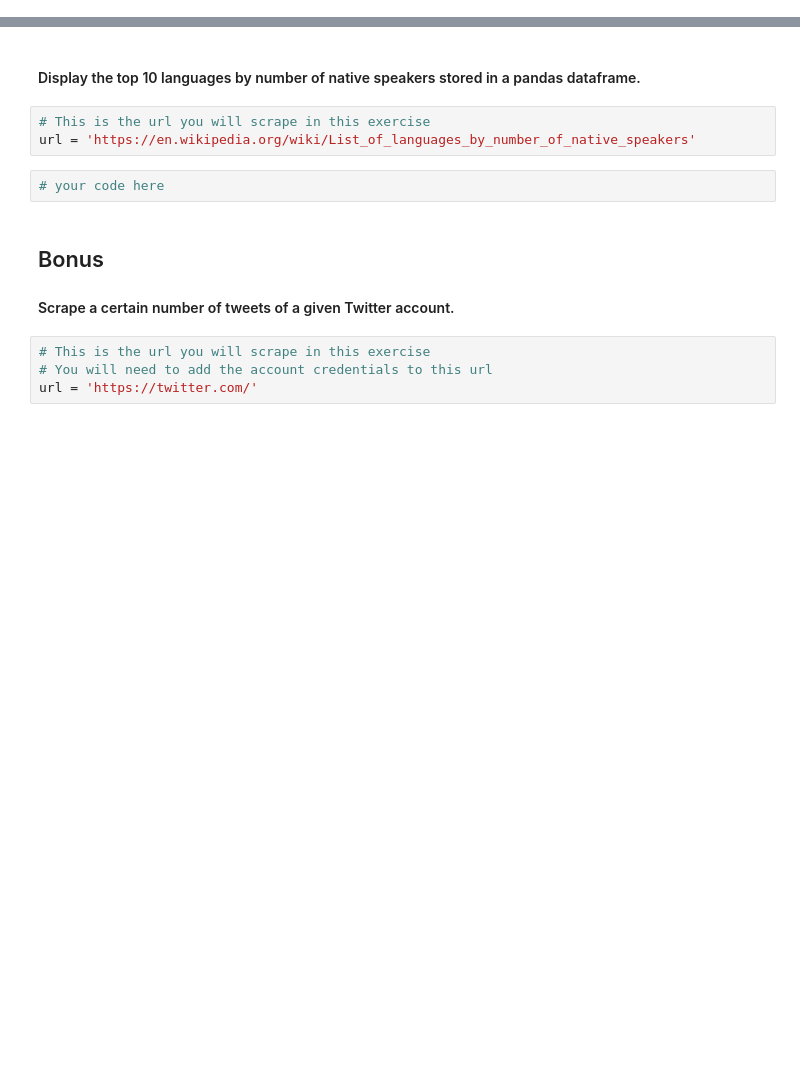
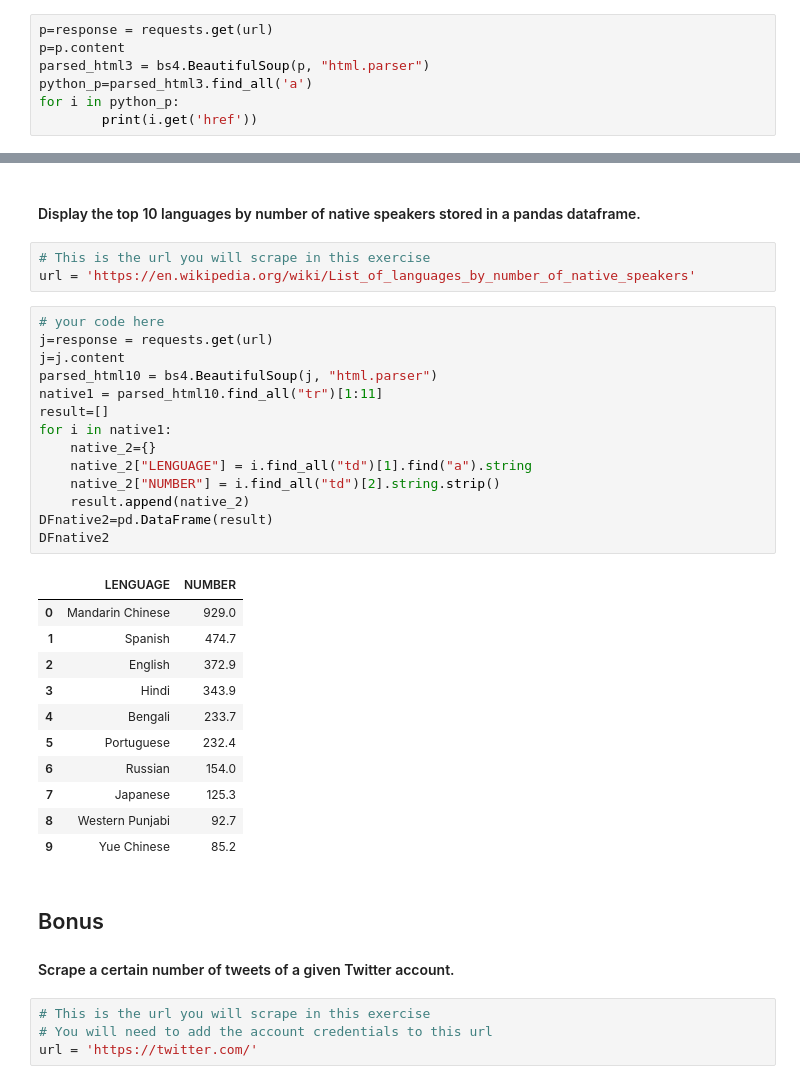
Before and after one commit to Fvperez1/dataptmad0522_labs, a Jupyter notebook: extra-work/m1/lab-web-scraping/your-code/web-sraping.ipynb, the cells around one changed output, grey strips where cells are left out. Drawn from its saved outputs; the diff is of its cells as text; blank space fills up the shorter version.

```diff
--- a/extra-work/m1/lab-web-scraping/your-code/web-sraping.ipynb
+++ b/extra-work/m1/lab-web-scraping/your-code/web-sraping.ipynb
@@ -251,0 +220,7 @@ enlaces
+# %%
+p=response = requests.get(url)
+p=p.content
+parsed_html3 = bs4.BeautifulSoup(p, "html.parser")
+python_p=parsed_html3.find_all('a')
+for i in python_p:
+        print(i.get('href'))
@@ -683,8 +658,32 @@ data_govs
 # %%
 # This is the url you will scrape in this exercise
 url = 'https://en.wikipedia.org/wiki/List_of_languages_by_number_of_native_speakers'
-# %%
-# your code here
+# %%
+# your code here
+j=response = requests.get(url)
+j=j.content
+parsed_html10 = bs4.BeautifulSoup(j, "html.parser")
+native1 = parsed_html10.find_all("tr")[1:11]
+result=[]
+for i in native1:
+    native_2={}
+    native_2["LENGUAGE"] = i.find_all("td")[1].find("a").string
+    native_2["NUMBER"] = i.find_all("td")[2].string.strip()
+    result.append(native_2)
+DFnative2=pd.DataFrame(result)
+DFnative2
+# %% [output]
+|  | LENGUAGE | NUMBER |
+| 0 | Mandarin Chinese | 929.0 |
+| 1 | Spanish | 474.7 |
+| 2 | English | 372.9 |
+| 3 | Hindi | 343.9 |
+| 4 | Bengali | 233.7 |
+| 5 | Portuguese | 232.4 |
+| 6 | Russian | 154.0 |
+| 7 | Japanese | 125.3 |
+| 8 | Western Punjabi | 92.7 |
+| 9 | Yue Chinese | 85.2 |
 # %% [markdown]
 ## Bonus
 #### Scrape a certain number of tweets of a given Twitter account.
```
Also changed, not shown: parts of 14 cells of this notebook.
